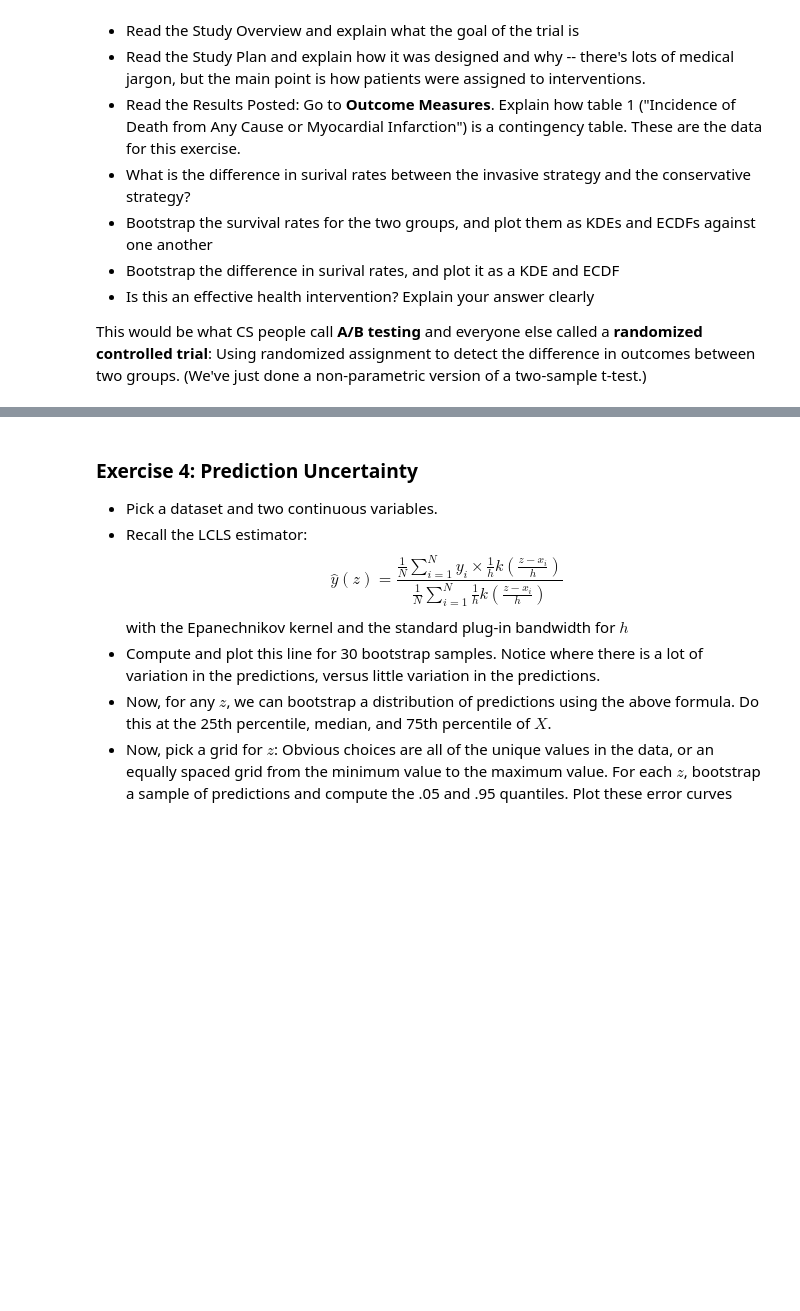
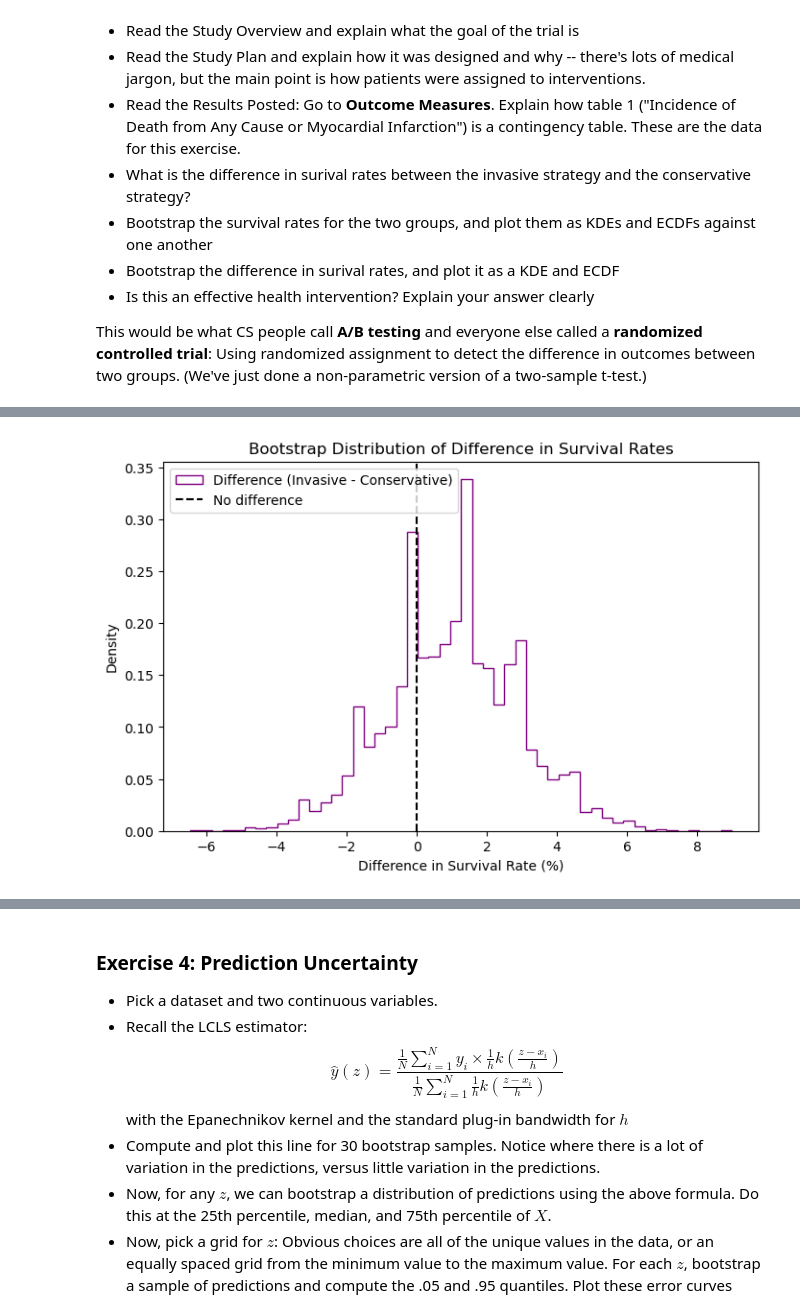
Before and after one commit to shaveen327/github_branching, a Jupyter notebook: assignment_4.ipynb, the cells around one changed output, grey strips where cells are left out. Drawn from its saved outputs; the diff is of its cells as text; code cells hidden in the pictures; blank space fills up the shorter version.

```diff
--- a/assignment_4.ipynb
+++ b/assignment_4.ipynb
@@ -167,0 +271,30 @@ This would be what CS people call **A/B testing** and everyone else called a **r
+# %%
+import numpy as np
+import matplotlib.pyplot as plt
+
+
+n_invasive, deaths_invasive = 388, 27
+n_conservative, deaths_conservative = 389, 31
+
+# patient-level outcomes
+invasive_data = np.array([1] * (n_invasive - deaths_invasive) + [0] * deaths_invasive)
+conservative_data = np.array([1] * (n_conservative - deaths_conservative) + [0] * deaths_conservative)
+
+# Bootstrap
+n_boot = 10000
+boot_invasive = np.random.choice(invasive_data, size=(n_boot, n_invasive), replace=True).mean(axis=1)
+boot_conservative = np.random.choice(conservative_data, size=(n_boot, n_conservative), replace=True).mean(axis=1)
+
+# Difference in survival rates
+boot_diff = (boot_invasive - boot_conservative) * 100  # percentage difference
+# %%
+plt.figure(figsize=(8,5))
+plt.hist(boot_diff, bins=50, density=True, histtype="step", color="purple", label="Difference (Invasive - Conservative)")
+plt.axvline(0, color="black", linestyle="--", label="No difference")
+plt.xlabel("Difference in Survival Rate (%)")
+plt.ylabel("Density")
+plt.title("Bootstrap Distribution of Difference in Survival Rates")
+plt.legend()
+plt.show()
+# %% [output]
+[figure, added]
```
Also changed, not shown: parts of 14 cells of this notebook.
